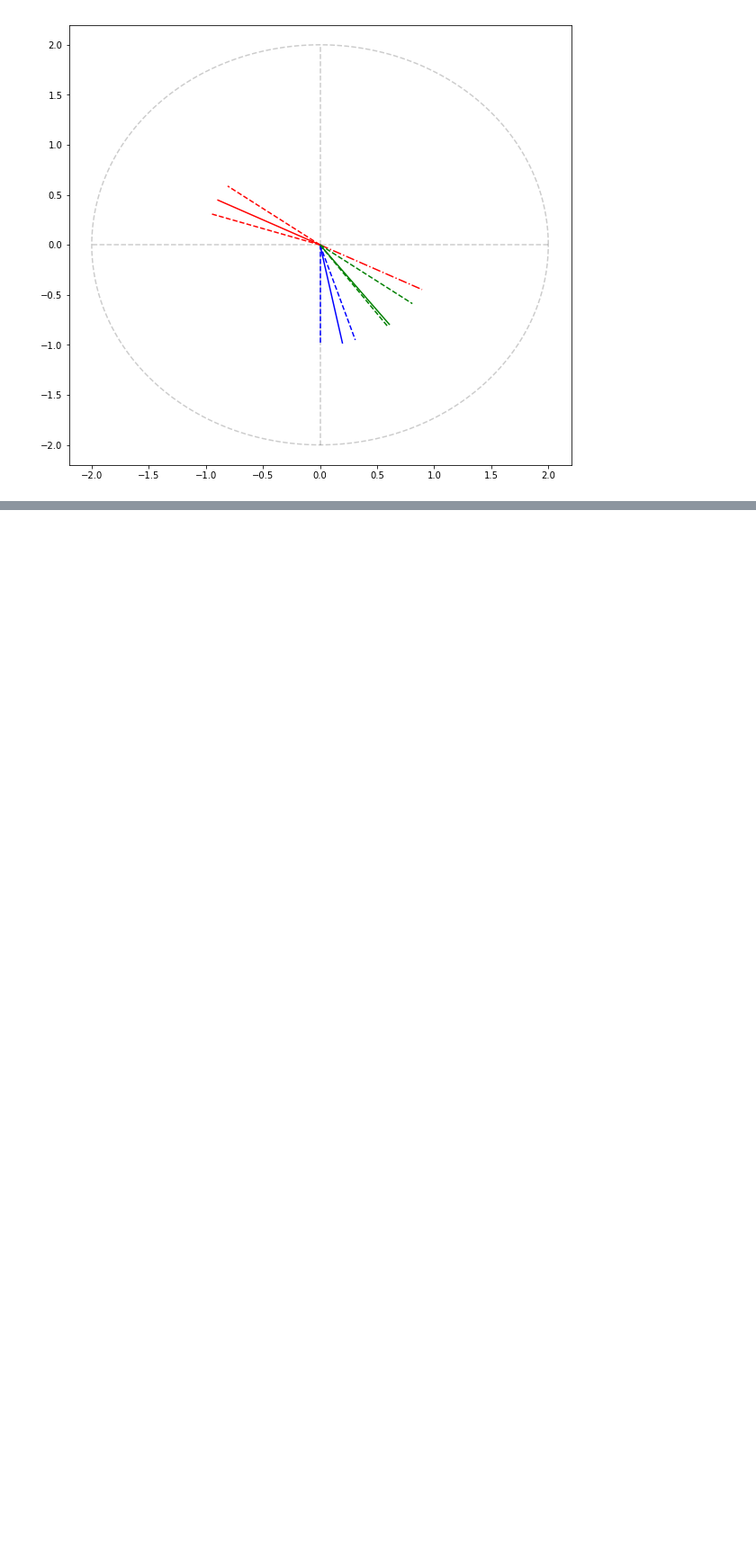
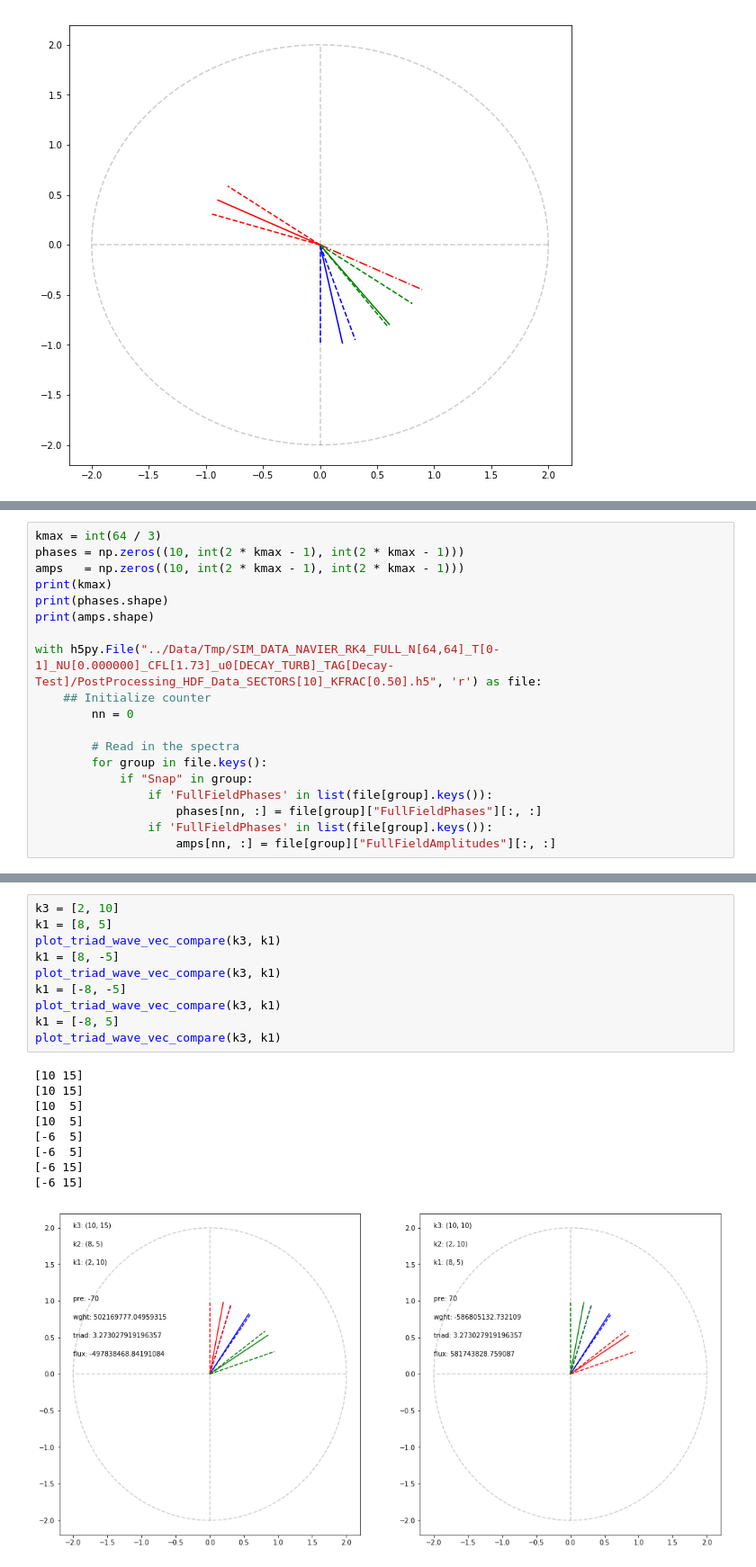
Before and after one commit to EndCar808/2D-Navier-Stokes, a Jupyter notebook: Plotting/SectorSyncAcrossSector_rw.ipynb, the cells around one changed output, grey strips where cells are left out. Shown at 90% size. Cells and saved outputs as stored; diff of their text form; blank space fills up the shorter version.

```diff
--- a/Plotting/Untitled.ipynb
+++ b/Plotting/SectorSyncAcrossSector_rw.ipynb
@@ -549,0 +552,19 @@ plot_triad_wave_vec(k3, k1)
+# %%
+kmax = int(64 / 3)
+phases = np.zeros((10, int(2 * kmax - 1), int(2 * kmax - 1)))
+amps   = np.zeros((10, int(2 * kmax - 1), int(2 * kmax - 1)))
+print(kmax)
+print(phases.shape)
+print(amps.shape)
+
+with h5py.File("../Data/Tmp/SIM_DATA_NAVIER_RK4_FULL_N[64,64]_T[0-1]_NU[0.000000]_CFL[1.73]_u0[DECAY_TURB]_TAG[Decay-Test]/PostProcessing_HDF_Data_SECTORS[10]_KFRAC[0.50].h5", 'r') as file:
+    ## Initialize counter
+        nn = 0
+
+        # Read in the spectra
+        for group in file.keys():
+            if "Snap" in group:
+                if 'FullFieldPhases' in list(file[group].keys()):
+                    phases[nn, :] = file[group]["FullFieldPhases"][:, :]
+                if 'FullFieldPhases' in list(file[group].keys()):
+                    amps[nn, :] = file[group]["FullFieldAmplitudes"][:, :]
@@ -549,0 +714,20 @@ plot_triad_wave_vec(k3, k1)
+# %%
+k3 = [2, 10]
+k1 = [8, 5]
+plot_triad_wave_vec_compare(k3, k1)
+k1 = [8, -5]
+plot_triad_wave_vec_compare(k3, k1)
+k1 = [-8, -5]
+plot_triad_wave_vec_compare(k3, k1)
+k1 = [-8, 5]
+plot_triad_wave_vec_compare(k3, k1)
+# %% [output]
+[10 15]
+[10 15]
+[10  5]
+[10  5]
+[-6  5]
+[-6  5]
+[-6 15]
+[-6 15]
+[figure, added]
```
Also changed, not shown: parts of 5 cells of this notebook, 7 other files.
